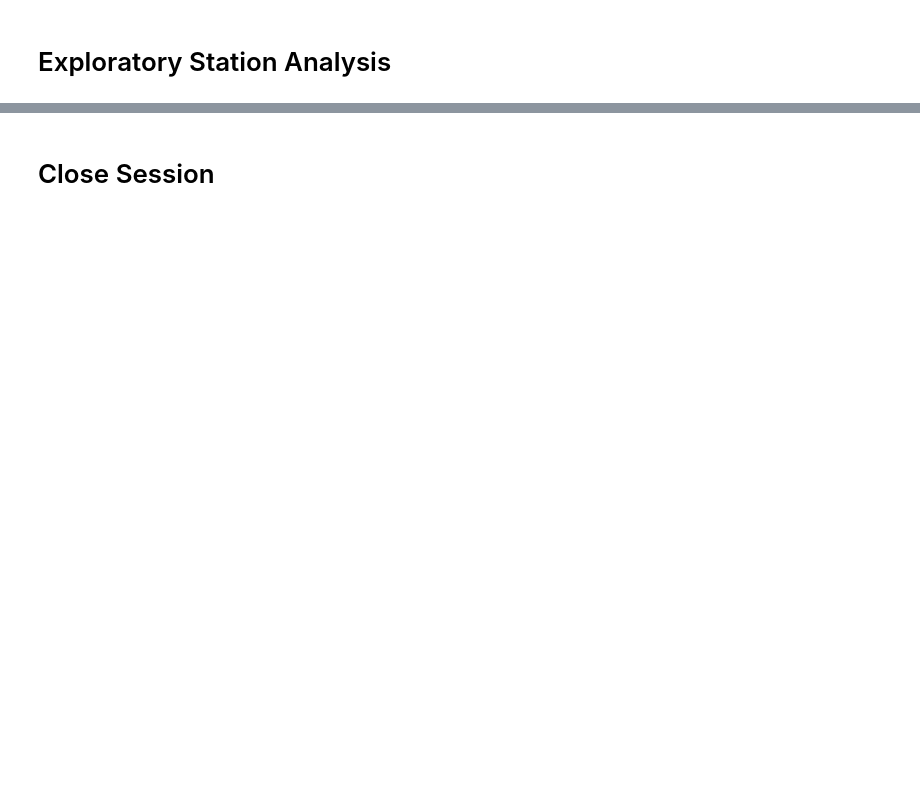
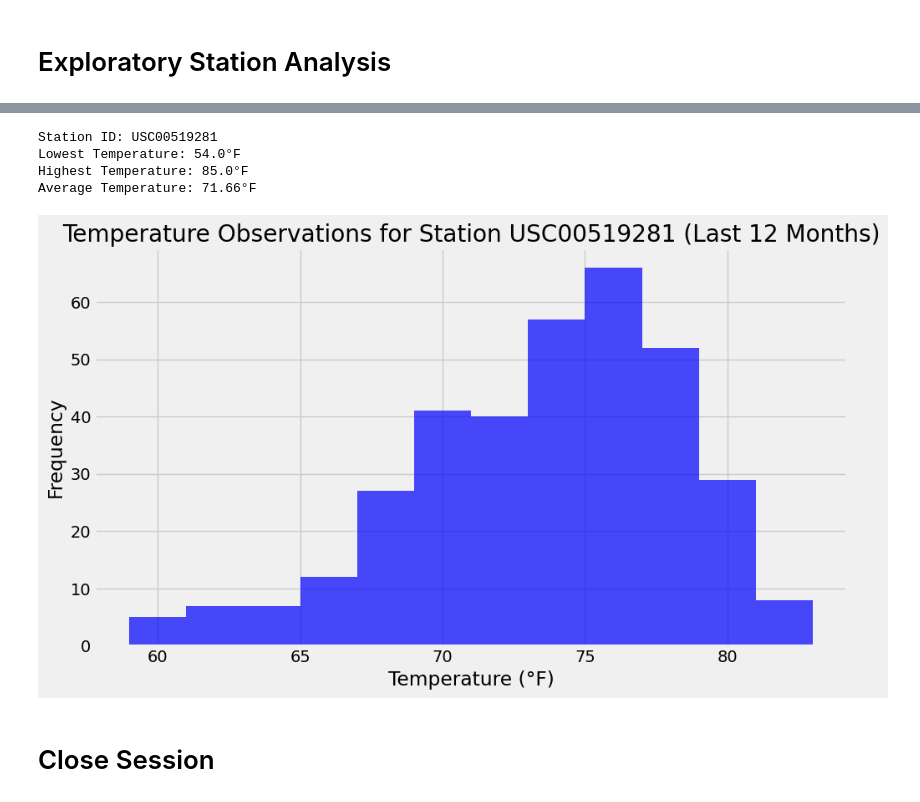
Before and after one commit to nicolercambron/sqlalchemy-challenge, a Jupyter notebook: SurfsUp/climate_starter.ipynb, the cells around one changed output, grey strips where cells are left out. Saved outputs shown, nothing was run; the diff lists cells and outputs as text; code cells hidden in the pictures; blank space fills up the shorter version.

```diff
--- a/SurfsUp/climate_starter.ipynb
+++ b/SurfsUp/climate_starter.ipynb
@@ -80,4 +118,17 @@ Text(0, 0.5, 'Inches')
 # %%
 # Design a query to find the most active stations (i.e. which stations have the most rows?)
 # List the stations and their counts in descending order.
+
+# Import necessary functions from SQLAlchemy
+from sqlalchemy import func
+
+# Design a query to find the most active stations
+active_stations = session.query(
+    measurement.station,
+    func.count(measurement.station).label('station_count')
+).group_by(measurement.station).order_by(func.count(measurement.station).desc()).all()
+
+# Display the results
+for station, count in active_stations:
+    print(f"{station}, {count}")
 # %% [output]
@@ -103,3 +144,59 @@ Text(0.5, 4.183333333333314, 'Temperature')
+# %%
+# Using the most active station id from the previous query, calculate the lowest, highest, and average temperature.
+
+# Assuming 'active_stations' from the previous query is available
+
+# Get the station ID of the most active station
+most_active_station = active_stations[0][0]
+
+# Design a query to calculate the lowest, highest, and average temperature for the most active station
+temperature_stats = session.query(
+    func.min(measurement.tobs),
+    func.max(measurement.tobs),
+    func.avg(measurement.tobs)
+).filter(measurement.station == most_active_station).all()
+
+# Extract the results
+lowest_temp, highest_temp, average_temp = temperature_stats[0]
+
+# Display the results
+print(f"Station ID: {most_active_station}")
+print(f"Lowest Temperature: {lowest_temp}°F")
+print(f"Highest Temperature: {highest_temp}°F")
+print(f"Average Temperature: {average_temp:.2f}°F")
+# %% [output]
+Station ID: USC00519281
+Lowest Temperature: 54.0°F
+Highest Temperature: 85.0°F
+Average Temperature: 71.66°F
+# %%
+# Using the most active station id
+# Query the last 12 months of temperature observation data for this station and plot the results as a histogram
+
+# Calculate the date one year ago from the most recent date in the dataset
+one_year_ago = dt.datetime.strptime(last_date, '%Y-%m-%d') - dt.timedelta(days=365)
+
+# Query the last 12 months of temperature observation data for the most active station
+tobs_data = session.query(measurement.tobs).\
+    filter(measurement.station == most_active_station).\
+    filter(measurement.date >= one_year_ago).all()
+
+# Convert the query results to a list (unpack the tuples)
+tobs_list = [temp[0] for temp in tobs_data]
+
+# Plot the results as a histogram
+plt.figure(figsize=(10, 6))
+plt.hist(tobs_list, bins=12, color='blue', alpha=0.7)
+plt.title(f'Temperature Observations for Station {most_active_station} (Last 12 Months)')
+plt.xlabel('Temperature (°F)')
+plt.ylabel('Frequency')
+plt.grid(True)
+plt.tight_layout()
+
+# Show the plot
+plt.show()
+# %% [output]
+[figure, added]
 # %% [markdown]
 # Close Session
 # %%
```
Also changed, not shown: parts of 11 cells of this notebook, 2 other files.
